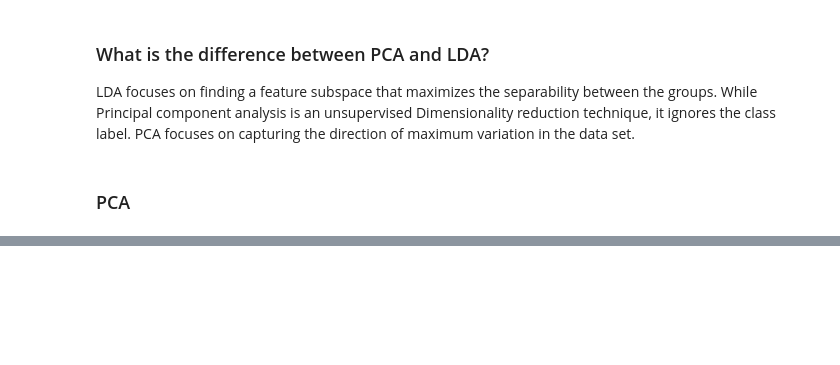
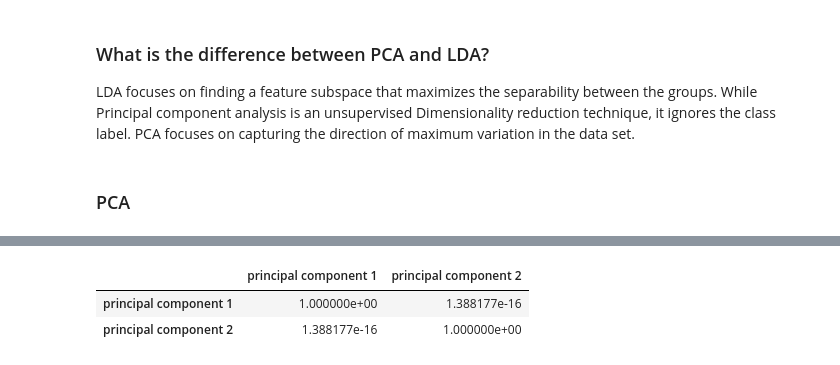
Before and after one commit to seaaaaany/Na-ve_Bayes_Classification_and_Clustering, a Jupyter notebook: PCA_IRIS.ipynb, the cells around one changed output, grey strips where cells are left out. Cells and saved outputs as stored; diff of their text form; code cells hidden in the pictures; blank space fills up the shorter version.

```diff
--- a/PCA_IRIS.ipynb
+++ b/PCA_IRIS.ipynb
@@ -49,0 +88,6 @@ df.corr()
+# %%
+finalDf.corr()
+# %% [output]
+|  | principal component 1 | principal component 2 |
+| principal component 1 | 1.000000e+00 | 1.388177e-16 |
+| principal component 2 | 1.388177e-16 | 1.000000e+00 |
```
Also changed, not shown: parts of 14 cells of this notebook.
